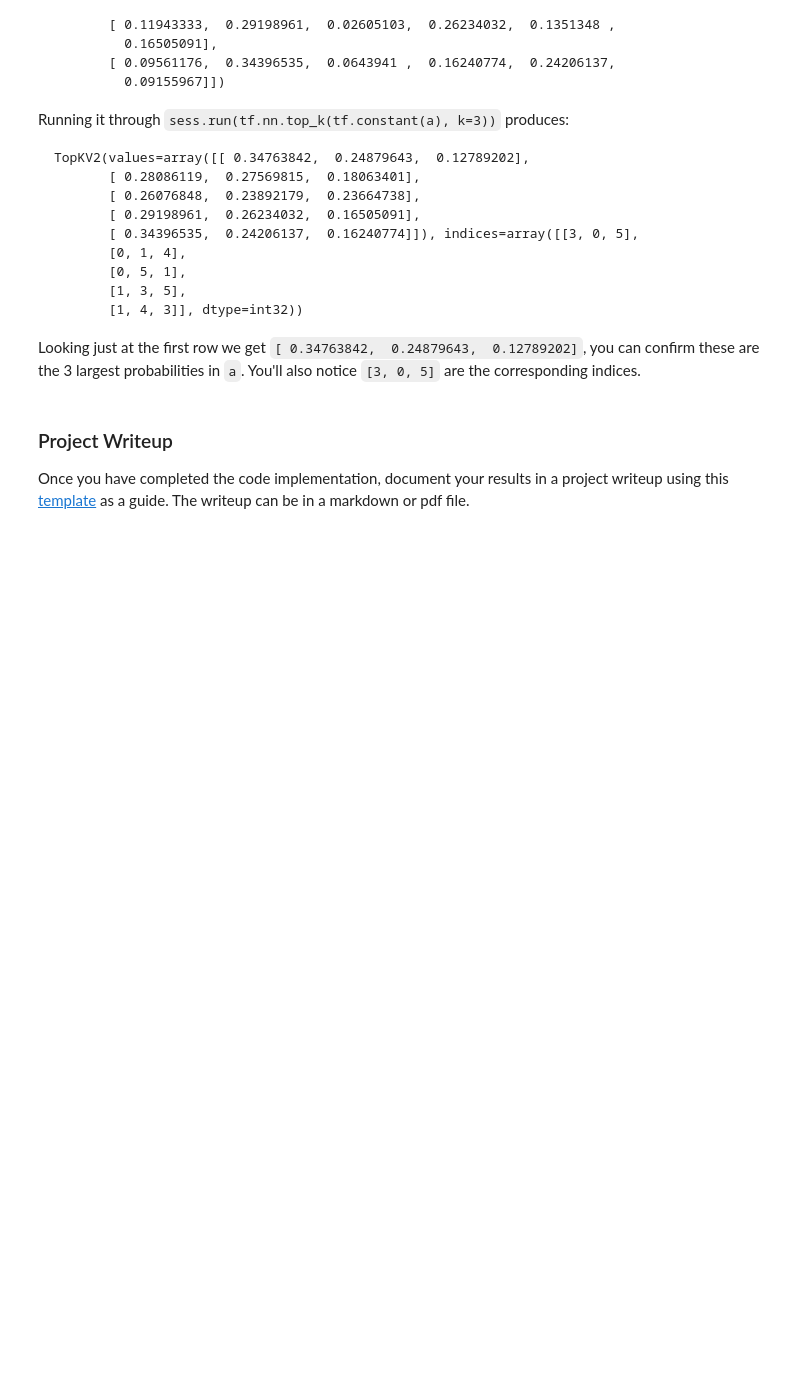
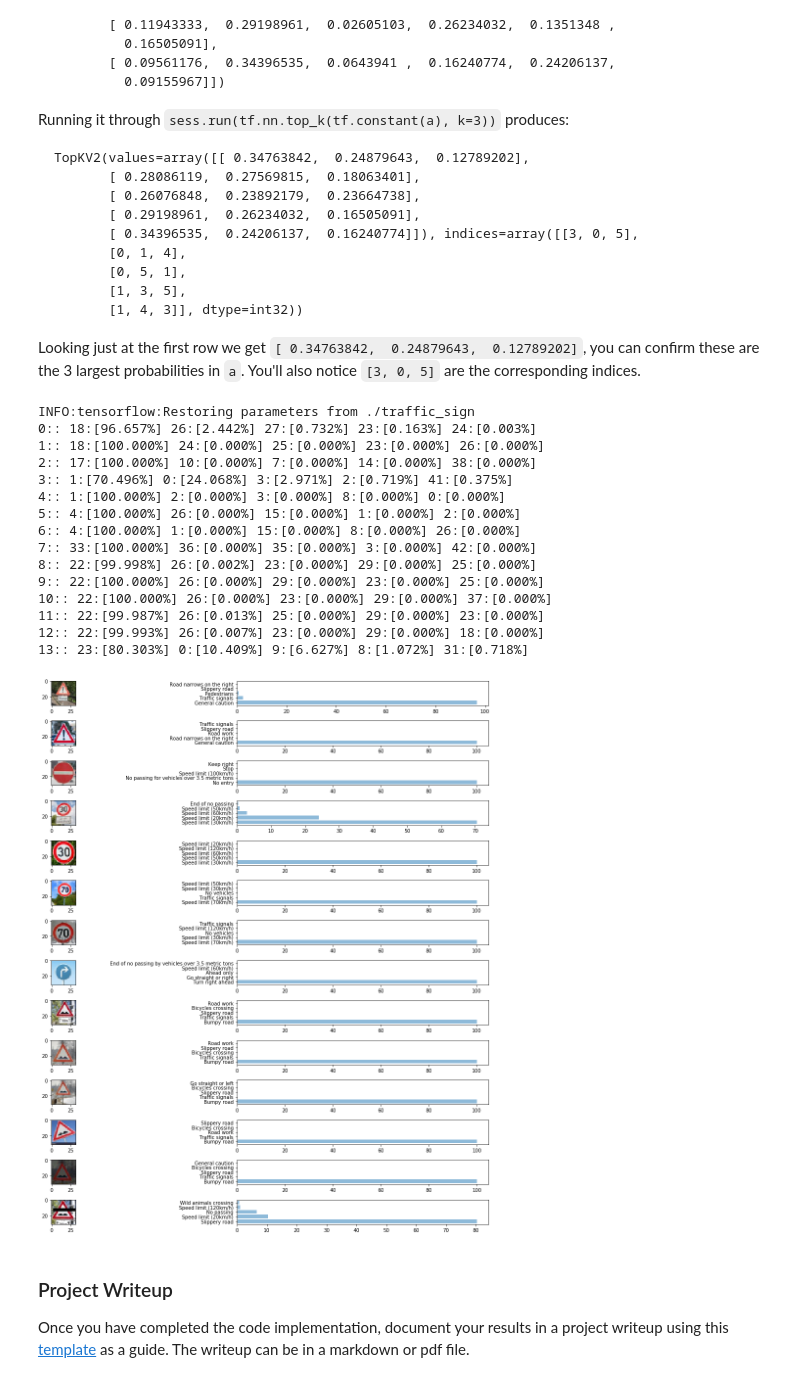
Before and after one commit to cainex/CarND-Traffic-Sign-Classifier-Project, a Jupyter notebook: Traffic_Sign_Classifier.ipynb, the cells around one changed output. Saved outputs shown, nothing was run; the diff lists cells and outputs as text; code cells hidden in the pictures; blank space fills up the shorter version.

```diff
--- a/Traffic_Sign_Classifier.ipynb
+++ b/Traffic_Sign_Classifier.ipynb
@@ -192,3 +513,16 @@ You may find `signnames.csv` useful as it contains mappings from the class id (i
 ### Run the predictions here and use the model to output the prediction for each image.
 ### Make sure to pre-process the images with the same pre-processing pipeline used earlier.
 ### Feel free to use as many code cells as needed.
+from tabulate import tabulate
+
+with tf.Session() as sess:
+    saver.restore(sess, tf.train.latest_checkpoint('.'))
+
+    my_image_prediction = sess.run(tf.argmax(logits, 1), feed_dict={x:my_image_X, keep_prob: 1.0})
+    prediction_table = []
+    for i in range(len(my_image_prediction)):
+        prediction_table.append([i, sign_labels_lookup[my_image_prediction[i]], sign_labels_lookup[my_image_Y[i]]])
+
+    print(tabulate(prediction_table, ['Image', 'Prediction', 'Actual']))
+  #  for i in range(len(my_image_prediction)):
+  #      print("Image {} : PREDICTION[{}] ACTUAL[{}]".format(i, sign_labels_lookup[my_image_prediction[i]], sign_labels_lookup[my_image_Y[i]]))
@@ -197,3 +549,8 @@ You may find `signnames.csv` useful as it contains mappings from the class id (i
 # %%
 ### Calculate the accuracy for these 5 new images.
 ### For example, if the model predicted 1 out of 5 signs correctly, it's 20% accurate on these new images.
+with tf.Session() as sess:
+    saver.restore(sess, tf.train.latest_checkpoint('.'))
+
+    my_test_accuracy = evaluate(my_image_X, my_image_Y)
+    print("Accuracy of new images = {:.3f}".format(my_test_accuracy))
@@ -243,3 +600,56 @@ Looking just at the first row we get `[ 0.34763842,  0.24879643,  0.12789202]`,
+# %%
+### Print out the top five softmax probabilities for the predictions on the German traffic sign images found on the web.
+### Feel free to use as many code cells as needed.
+with tf.Session() as sess:
+    saver.restore(sess, tf.train.latest_checkpoint('.'))
+
+    my_image_top_5_values, my_image_top_5_indices = sess.run(tf.nn.top_k(tf.nn.softmax(logits), 5), feed_dict={x:my_image_X, keep_prob: 1.0})
+    my_image_top_5_values = my_image_top_5_values*[100.0]
+    for img_index in range(my_image_top_5_values.shape[0]):
+        prediction_string = "{0}:: ".format(img_index)
+        for pred_index in range(my_image_top_5_values.shape[1]):
+            prediction_string += "{}:[{:.3f}%] ".format(my_image_top_5_indices[img_index][pred_index], my_image_top_5_values[img_index][pred_index])
+        print(prediction_string)
+
+    my_image_top_5_labels = [['' for x in range(my_image_top_5_indices.shape[1])] for y in range(my_image_top_5_indices.shape[0])]
+#    print(np.array(my_image_top_5_labels).shape)
+    for i in range(my_image_top_5_indices.shape[0]):
+        for j in range(my_image_top_5_indices.shape[1]):
+#            print(i, ":", j, " ", my_image_top_5_indices[i][j],"=",sign_labels_lookup[my_image_top_5_indices[i][j]])
+            my_image_top_5_labels[i][j] = sign_labels_lookup[my_image_top_5_indices[i][j]]
+
+    fig, ax = plt.subplots(ncols=2, nrows=my_image_top_5_indices.shape[0], figsize=(16,16))
+
+#    for i in range(my_image_top_5_values.shape[0]):
+    for i in range(my_image_top_5_indices.shape[0]):
+        ax[i][0].imshow(cv2.cvtColor(my_orig_X[i], cv2.COLOR_BGR2RGB))
+        ax[i][1].barh(np.arange(len(my_image_top_5_values[i])), my_image_top_5_values[i], align='center', alpha=0.5)
+        ax[i][1].set_yticks(np.arange(len(my_image_top_5_indices[i])))
+        ax[i][1].set_yticklabels(my_image_top_5_labels[i], fontsize=10)
+#        ax[i][1].set_xlabel('Probability')
+
+    plt.tight_layout()
+    plt.show()
+    plt.cla()
+    plt.clf()
+    plt.close()
+# %% [output]
+INFO:tensorflow:Restoring parameters from ./traffic_sign
+0:: 18:[96.657%] 26:[2.442%] 27:[0.732%] 23:[0.163%] 24:[0.003%]
+1:: 18:[100.000%] 24:[0.000%] 25:[0.000%] 23:[0.000%] 26:[0.000%]
+2:: 17:[100.000%] 10:[0.000%] 7:[0.000%] 14:[0.000%] 38:[0.000%]
+3:: 1:[70.496%] 0:[24.068%] 3:[2.971%] 2:[0.719%] 41:[0.375%]
+4:: 1:[100.000%] 2:[0.000%] 3:[0.000%] 8:[0.000%] 0:[0.000%]
+5:: 4:[100.000%] 26:[0.000%] 15:[0.000%] 1:[0.000%] 2:[0.000%]
+6:: 4:[100.000%] 1:[0.000%] 15:[0.000%] 8:[0.000%] 26:[0.000%]
+7:: 33:[100.000%] 36:[0.000%] 35:[0.000%] 3:[0.000%] 42:[0.000%]
+8:: 22:[99.998%] 26:[0.002%] 23:[0.000%] 29:[0.000%] 25:[0.000%]
+9:: 22:[100.000%] 26:[0.000%] 29:[0.000%] 23:[0.000%] 25:[0.000%]
+10:: 22:[100.000%] 26:[0.000%] 23:[0.000%] 29:[0.000%] 37:[0.000%]
+11:: 22:[99.987%] 26:[0.013%] 25:[0.000%] 29:[0.000%] 23:[0.000%]
+12:: 22:[99.993%] 26:[0.007%] 23:[0.000%] 29:[0.000%] 18:[0.000%]
+13:: 23:[80.303%] 0:[10.409%] 9:[6.627%] 8:[1.072%] 31:[0.718%]
+[figure, added]
 # %% [markdown]
 ### Project Writeup
 
```
Also changed, not shown: parts of 26 cells of this notebook, 2 other files.
